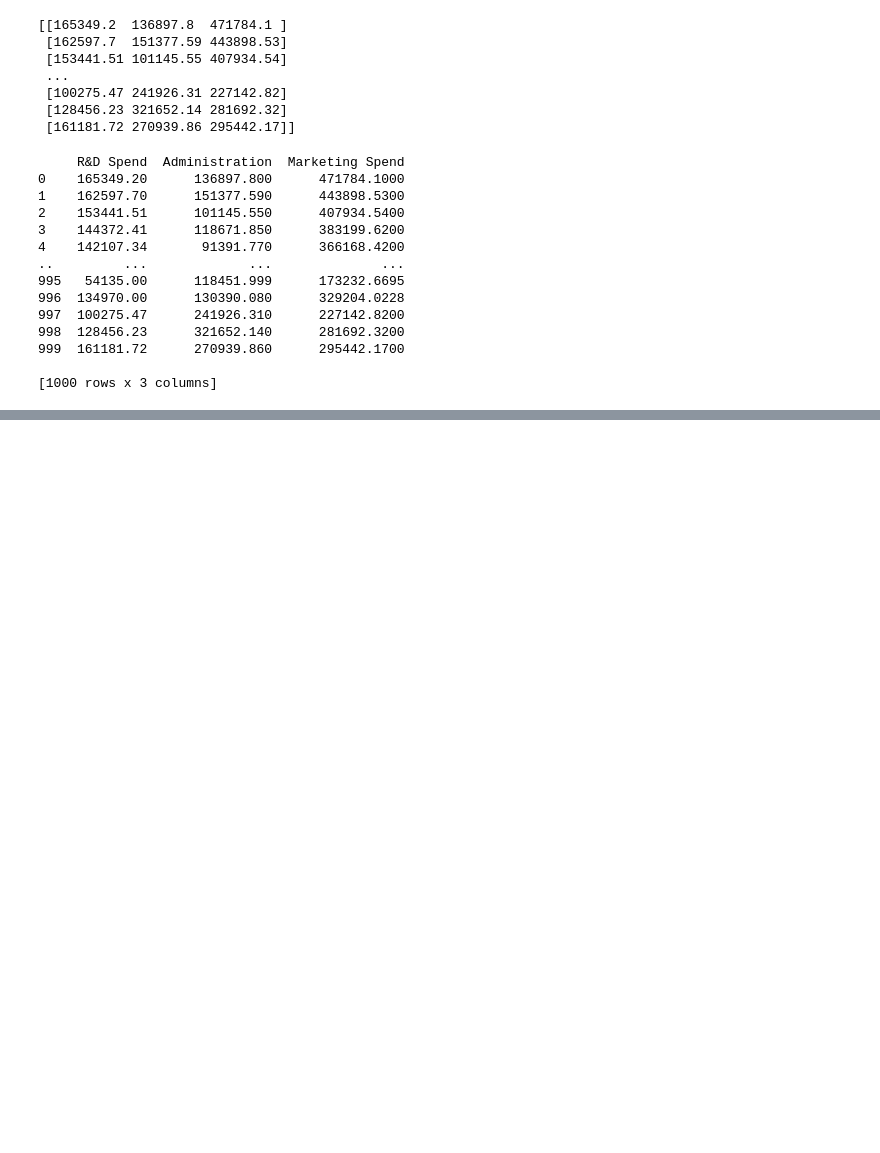
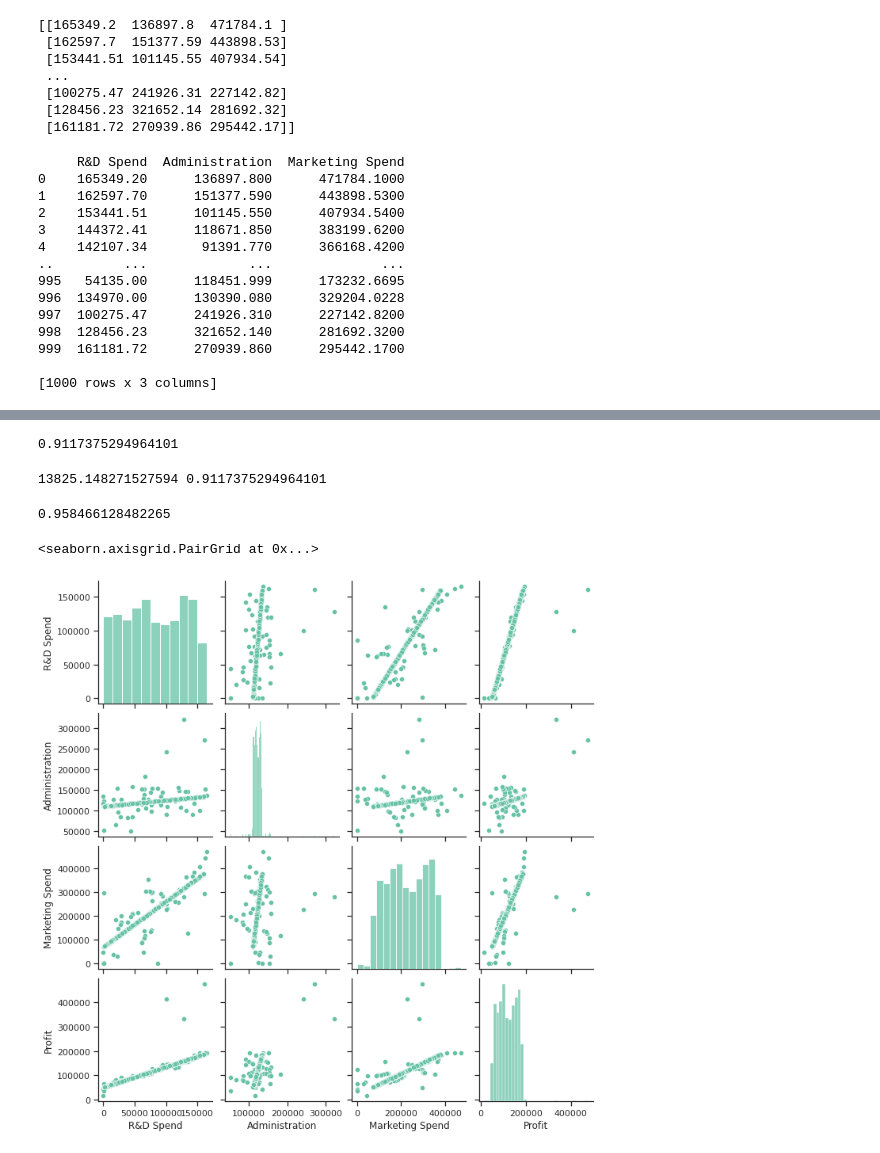
Before and after one commit to sanjana1391/Sanjana-DAML-2021-22, a Jupyter notebook: multiple_linear_regression.ipynb, the cells around one changed output, grey strips where cells are left out. Cells and saved outputs as stored; diff of their text form; code cells hidden in the pictures; blank space fills up the shorter version.

```diff
--- a/multiple_linear_regression.ipynb
+++ b/multiple_linear_regression.ipynb
@@ -63,0 +119,22 @@ print(x)
+# %%
+from sklearn.metrics import mean_squared_error,r2_score
+rmse=(np.sqrt(mean_squared_error(y_test,y_pred)))
+r2_score=r2_score(y_test,y_pred)
+print(regressor.score(x_test,y_test))
+# %% [output]
+0.9117375294964101
+# %%
+print(rmse,r2_score)
+# %% [output]
+13825.148271527594 0.9117375294964101
+# %%
+regressor.score(x_train,y_train)
+# %% [output]
+0.958466128482265
+# %%
+import seaborn as sns
+sns.set(style="ticks",palette="Set2")
+sns.pairplot(df)
+# %% [output]
+<seaborn.axisgrid.PairGrid at 0x...>
+[figure, added]
```
Also changed, not shown: parts of 5 cells of this notebook.
